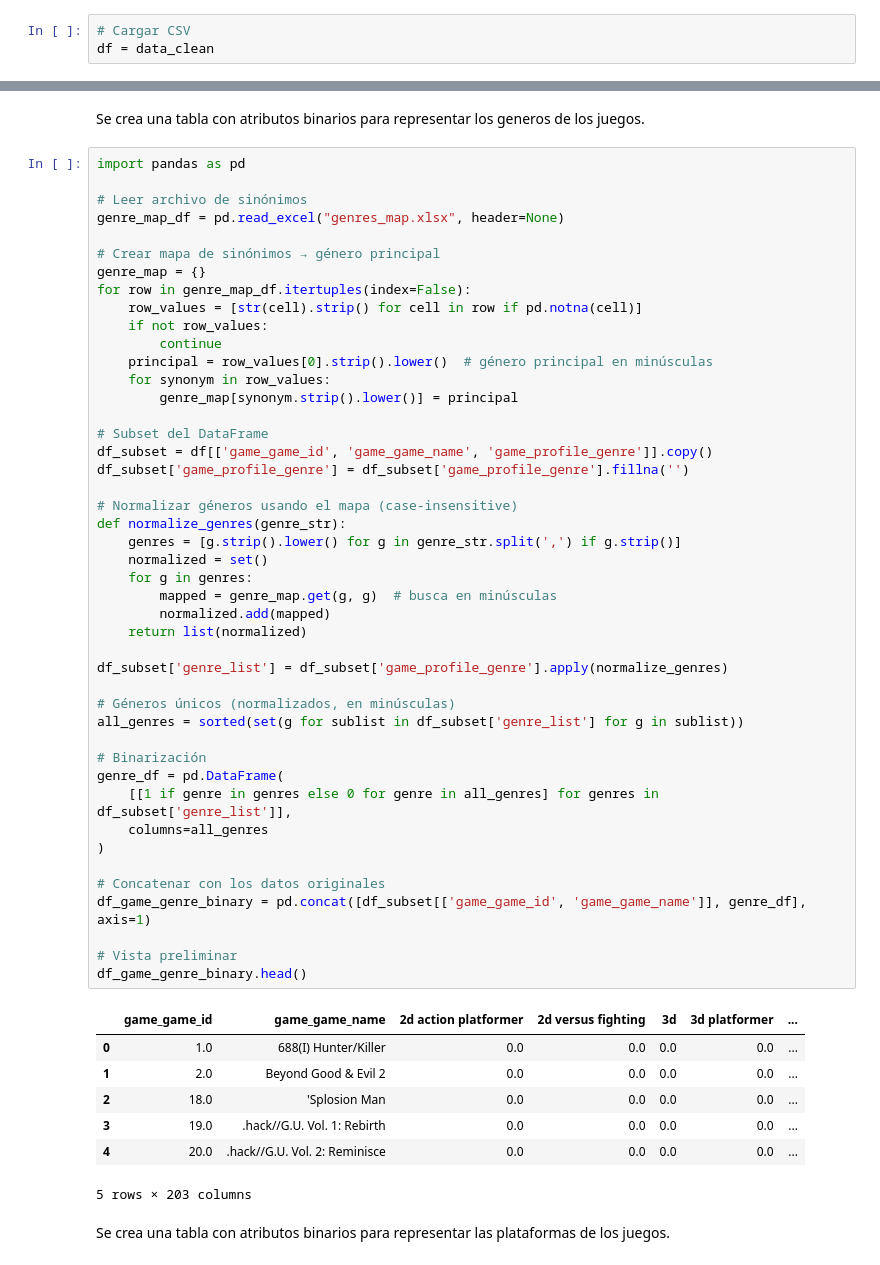
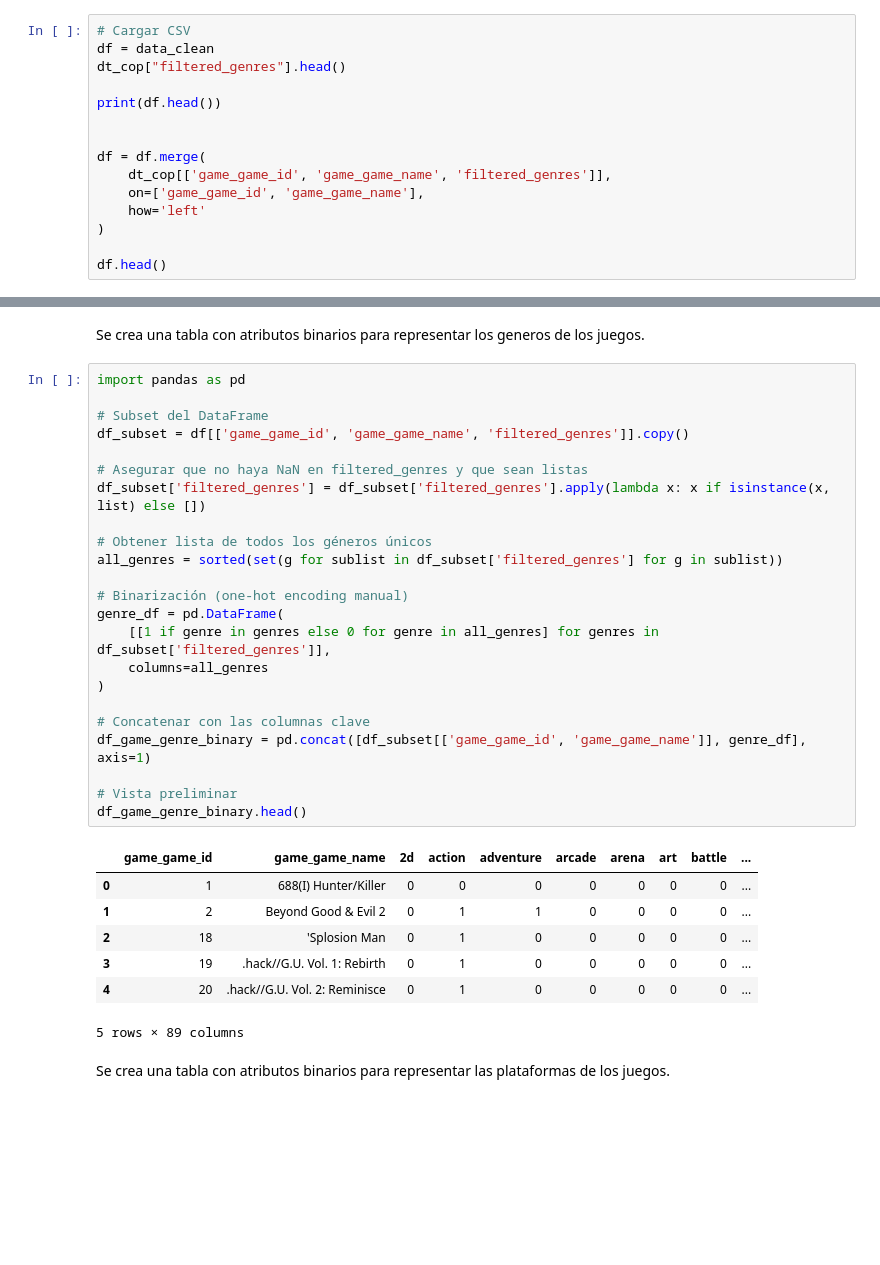
Before and after one commit to SebaSalasLvd/proyecto-mineria, a Jupyter notebook: hito-2/pregunta_4.ipynb, the cells around one changed output, grey strips where cells are left out. Drawn from its saved outputs; the diff is of its cells as text; blank space fills up the shorter version.

```diff
--- a/hito-2/pregunta_4.ipynb
+++ b/hito-2/pregunta_4.ipynb
@@ -78,3 +78,15 @@ See the caveats in the documentation: https://pandas.pydata.org/pandas-docs/stab
 # %%
 # Cargar CSV
 df = data_clean
+dt_cop["filtered_genres"].head()
+
+print(df.head())
+
+
+df = df.merge(
+    dt_cop[['game_game_id', 'game_game_name', 'filtered_genres']],
+    on=['game_game_id', 'game_game_name'],
+    how='left'
+)
+
+df.head()
@@ -83,56 +119,34 @@ Se crea una tabla con atributos binarios para representar los generos de los jue
 # %%
 import pandas as pd
 
-# Leer archivo de sinónimos
-genre_map_df = pd.read_excel("genres_map.xlsx", header=None)
+# Subset del DataFrame
+df_subset = df[['game_game_id', 'game_game_name', 'filtered_genres']].copy()
 
-# Crear mapa de sinónimos → género principal
-genre_map = {}
-for row in genre_map_df.itertuples(index=False):
-    row_values = [str(cell).strip() for cell in row if pd.notna(cell)]
-    if not row_values:
-        continue
-    principal = row_values[0].strip().lower()  # género principal en minúsculas
-    for synonym in row_values:
-        genre_map[synonym.strip().lower()] = principal
+# Asegurar que no haya NaN en filtered_genres y que sean listas
+df_subset['filtered_genres'] = df_subset['filtered_genres'].apply(lambda x: x if isinstance(x, list) else [])
 
-# Subset del DataFrame
-df_subset = df[['game_game_id', 'game_game_name', 'game_profile_genre']].copy()
-df_subset['game_profile_genre'] = df_subset['game_profile_genre'].fillna('')
+# Obtener lista de todos los géneros únicos
+all_genres = sorted(set(g for sublist in df_subset['filtered_genres'] for g in sublist))
 
-# Normalizar géneros usando el mapa (case-insensitive)
-def normalize_genres(genre_str):
-    genres = [g.strip().lower() for g in genre_str.split(',') if g.strip()]
-    normalized = set()
-    for g in genres:
-        mapped = genre_map.get(g, g)  # busca en minúsculas
-        normalized.add(mapped)
-    return list(normalized)
-
-df_subset['genre_list'] = df_subset['game_profile_genre'].apply(normalize_genres)
-
-# Géneros únicos (normalizados, en minúsculas)
-all_genres = sorted(set(g for sublist in df_subset['genre_list'] for g in sublist))
-
-# Binarización
+# Binarización (one-hot encoding manual)
 genre_df = pd.DataFrame(
-    [[1 if genre in genres else 0 for genre in all_genres] for genres in df_subset['genre_list']],
+    [[1 if genre in genres else 0 for genre in all_genres] for genres in df_subset['filtered_genres']],
     columns=all_genres
 )
 
-# Concatenar con los datos originales
+# Concatenar con las columnas clave
 df_game_genre_binary = pd.concat([df_subset[['game_game_id', 'game_game_name']], genre_df], axis=1)
 
 # Vista preliminar
 df_game_genre_binary.head()
 # %% [output]
-|  | game_game_id | game_game_name | 2d action platformer | 2d versus fighting | 3d | 3d platformer | ... |
-| 0 | 1.0 | 688(I) Hunter/Killer | 0.0 | 0.0 | 0.0 | 0.0 | ... |
-| 1 | 2.0 | Beyond Good & Evil 2 | 0.0 | 0.0 | 0.0 | 0.0 | ... |
-| 2 | 18.0 | 'Splosion Man | 0.0 | 0.0 | 0.0 | 0.0 | ... |
-| 3 | 19.0 | .hack//G.U. Vol. 1: Rebirth | 0.0 | 0.0 | 0.0 | 0.0 | ... |
-| 4 | 20.0 | .hack//G.U. Vol. 2: Reminisce | 0.0 | 0.0 | 0.0 | 0.0 | ... |
+|  | game_game_id | game_game_name | 2d | action | adventure | arcade | arena | art | battle | ... |
+| 0 | 1 | 688(I) Hunter/Killer | 0 | 0 | 0 | 0 | 0 | 0 | 0 | ... |
+| 1 | 2 | Beyond Good & Evil 2 | 0 | 1 | 1 | 0 | 0 | 0 | 0 | ... |
+| 2 | 18 | 'Splosion Man | 0 | 1 | 0 | 0 | 0 | 0 | 0 | ... |
+| 3 | 19 | .hack//G.U. Vol. 1: Rebirth | 0 | 1 | 0 | 0 | 0 | 0 | 0 | ... |
+| 4 | 20 | .hack//G.U. Vol. 2: Reminisce | 0 | 1 | 0 | 0 | 0 | 0 | 0 | ... |
-5 rows × 203 columns
+5 rows × 89 columns
 # %% [markdown]
 Se crea una tabla con atributos binarios para representar las plataformas de los juegos.
 # %%
```
Also changed, not shown: parts of 7 cells of this notebook.
